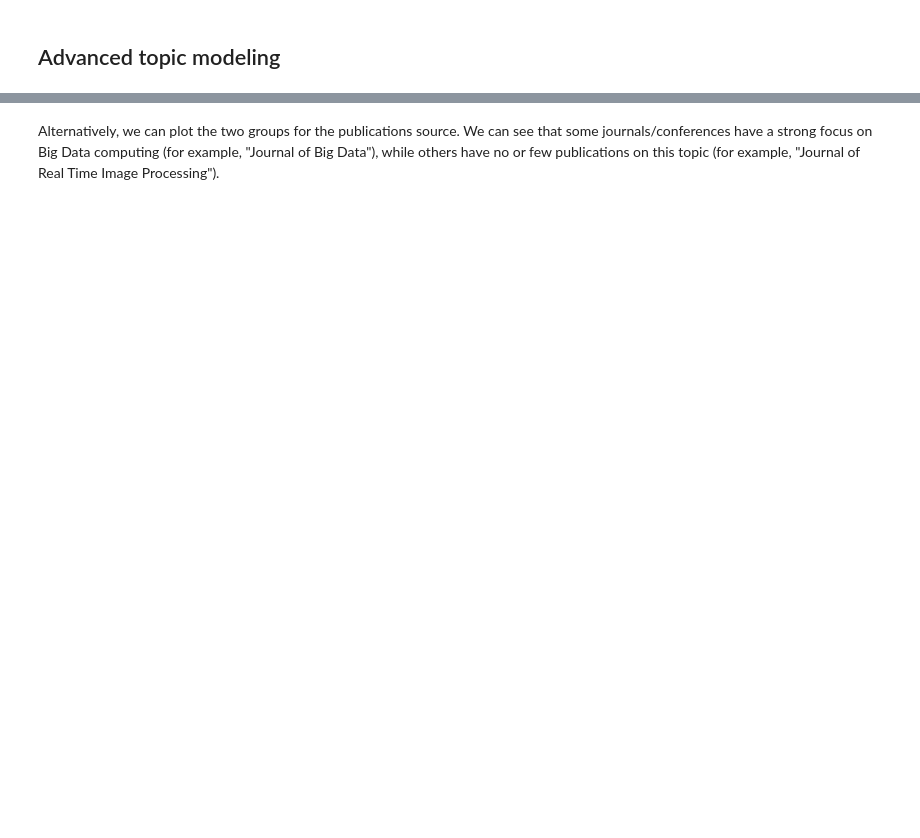
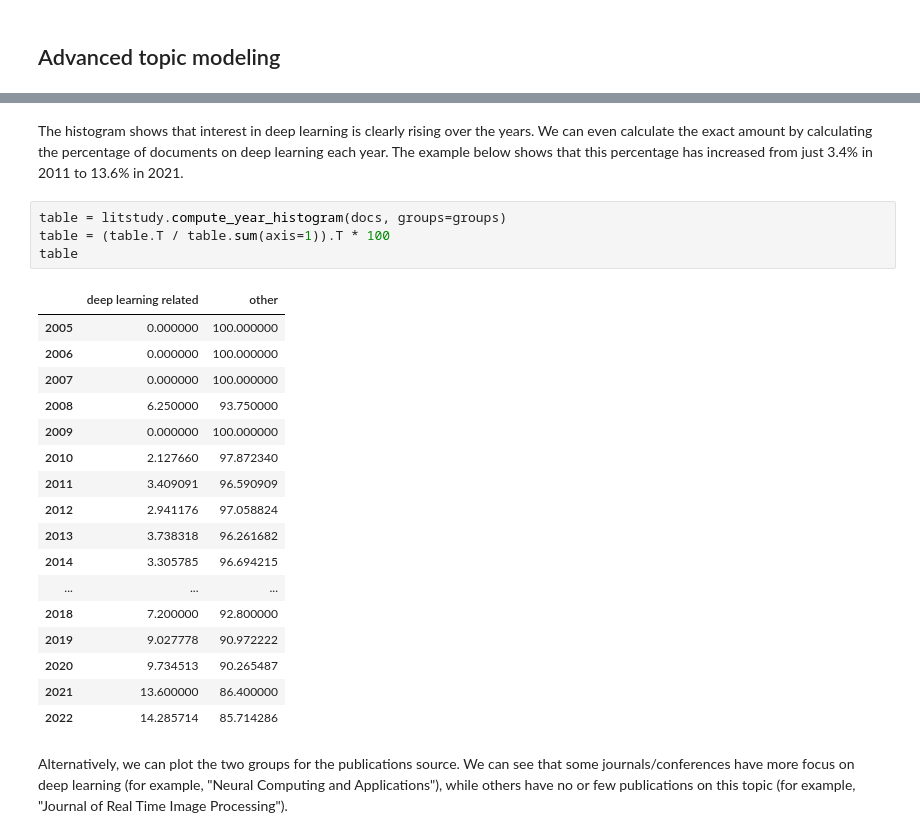
Before and after one commit to NLeSC/litstudy, a Jupyter notebook: example.ipynb, the cells around one changed output, grey strips where cells are left out. Drawn from its saved outputs; the diff is of its cells as text; blank space fills up the shorter version.

```diff
--- a/example.ipynb
+++ b/example.ipynb
@@ -202,4 +214,28 @@ litstudy.plot_year_histogram(docs, groups=groups, stacked=True);
+# %% [markdown]
+The histogram shows that interest in deep learning is clearly rising over the years. We can even calculate the exact amount by calculating the percentage of documents on deep learning each year. The example below shows that this percentage has increased from just 3.4% in 2011 to 13.6% in 2021.
+# %%
+table = litstudy.compute_year_histogram(docs, groups=groups)
+table = (table.T / table.sum(axis=1)).T * 100
+table
+# %% [output]
+|  | deep learning related | other |
+| 2005 | 0.000000 | 100.000000 |
+| 2006 | 0.000000 | 100.000000 |
+| 2007 | 0.000000 | 100.000000 |
+| 2008 | 6.250000 | 93.750000 |
+| 2009 | 0.000000 | 100.000000 |
+| 2010 | 2.127660 | 97.872340 |
+| 2011 | 3.409091 | 96.590909 |
+| 2012 | 2.941176 | 97.058824 |
+| 2013 | 3.738318 | 96.261682 |
+| 2014 | 3.305785 | 96.694215 |
+| ... | ... | ... |
+| 2018 | 7.200000 | 92.800000 |
+| 2019 | 9.027778 | 90.972222 |
+| 2020 | 9.734513 | 90.265487 |
+| 2021 | 13.600000 | 86.400000 |
+| 2022 | 14.285714 | 85.714286 |
 # %% [markdown]
-Alternatively, we can plot the two groups for the publications source. We can see that some journals/conferences have a strong focus on Big Data computing (for example, "Journal of Big Data"), while others have no or few publications on this topic (for example, "Journal of Real Time Image Processing").
+Alternatively, we can plot the two groups for the publications source. We can see that some journals/conferences have more focus on deep learning (for example, "Neural Computing and Applications"), while others have no or few publications on this topic (for example, "Journal of Real Time Image Processing").
 # %%
 plt.figure(figsize=(10, 10))
```
Also changed, not shown: parts of 13 cells of this notebook, 13 other files.
